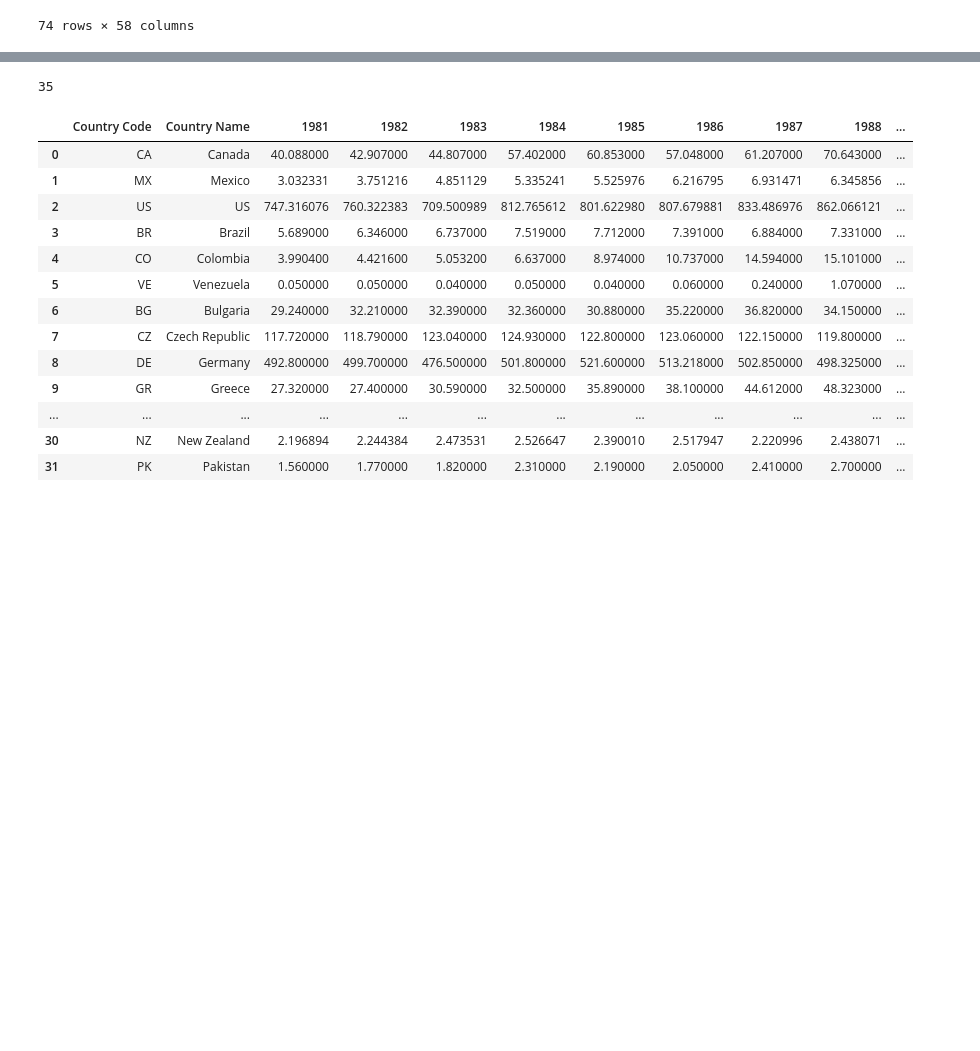
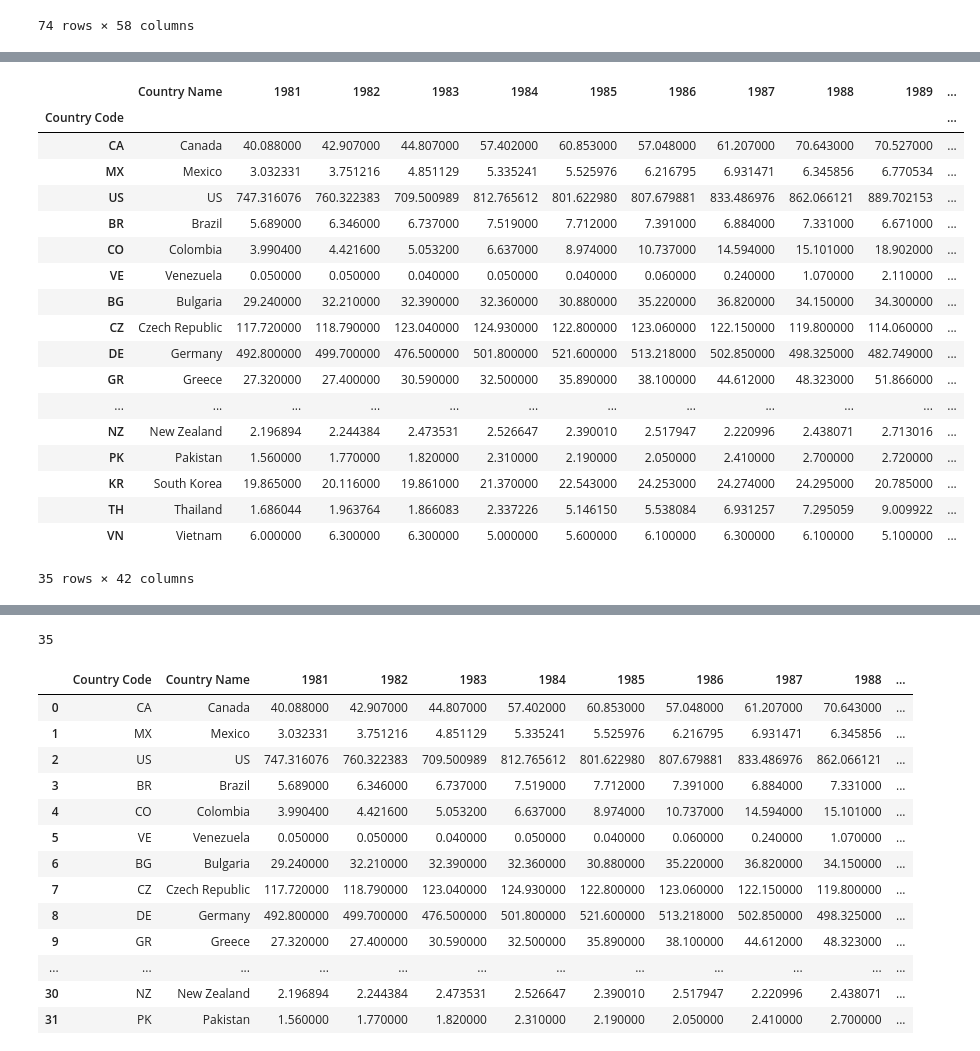
Before and after one commit to ariana848/historical_tech, a Jupyter notebook: read_bp.ipynb, the cells around one changed output, grey strips where cells are left out. Drawn from its saved outputs; the diff is of its cells as text; code cells hidden in the pictures; blank space fills up the shorter version.

```diff
--- a/read_bp.ipynb
+++ b/read_bp.ipynb
@@ -86,5 +106,25 @@ bp_gas = read_bp('Gas Production - Bcm')
 # %%
 bp_coal = read_bp('Coal Production - Tonnes')
-# bp_coal
+bp_coal
+# %% [output]
+|  | Country Name | 1981 | 1982 | 1983 | 1984 | 1985 | 1986 | 1987 | 1988 | 1989 | ... |
+| Country Code |  |  |  |  |  |  |  |  |  |  | ... |
+| CA | Canada | 40.088000 | 42.907000 | 44.807000 | 57.402000 | 60.853000 | 57.048000 | 61.207000 | 70.643000 | 70.527000 | ... |
+| MX | Mexico | 3.032331 | 3.751216 | 4.851129 | 5.335241 | 5.525976 | 6.216795 | 6.931471 | 6.345856 | 6.770534 | ... |
+| US | US | 747.316076 | 760.322383 | 709.500989 | 812.765612 | 801.622980 | 807.679881 | 833.486976 | 862.066121 | 889.702153 | ... |
+| BR | Brazil | 5.689000 | 6.346000 | 6.737000 | 7.519000 | 7.712000 | 7.391000 | 6.884000 | 7.331000 | 6.671000 | ... |
+| CO | Colombia | 3.990400 | 4.421600 | 5.053200 | 6.637000 | 8.974000 | 10.737000 | 14.594000 | 15.101000 | 18.902000 | ... |
+| VE | Venezuela | 0.050000 | 0.050000 | 0.040000 | 0.050000 | 0.040000 | 0.060000 | 0.240000 | 1.070000 | 2.110000 | ... |
+| BG | Bulgaria | 29.240000 | 32.210000 | 32.390000 | 32.360000 | 30.880000 | 35.220000 | 36.820000 | 34.150000 | 34.300000 | ... |
+| CZ | Czech Republic | 117.720000 | 118.790000 | 123.040000 | 124.930000 | 122.800000 | 123.060000 | 122.150000 | 119.800000 | 114.060000 | ... |
+| DE | Germany | 492.800000 | 499.700000 | 476.500000 | 501.800000 | 521.600000 | 513.218000 | 502.850000 | 498.325000 | 482.749000 | ... |
+| GR | Greece | 27.320000 | 27.400000 | 30.590000 | 32.500000 | 35.890000 | 38.100000 | 44.612000 | 48.323000 | 51.866000 | ... |
+| ... | ... | ... | ... | ... | ... | ... | ... | ... | ... | ... | ... |
+| NZ | New Zealand | 2.196894 | 2.244384 | 2.473531 | 2.526647 | 2.390010 | 2.517947 | 2.220996 | 2.438071 | 2.713016 | ... |
+| PK | Pakistan | 1.560000 | 1.770000 | 1.820000 | 2.310000 | 2.190000 | 2.050000 | 2.410000 | 2.700000 | 2.720000 | ... |
+| KR | South Korea | 19.865000 | 20.116000 | 19.861000 | 21.370000 | 22.543000 | 24.253000 | 24.274000 | 24.295000 | 20.785000 | ... |
+| TH | Thailand | 1.686044 | 1.963764 | 1.866083 | 2.337226 | 5.146150 | 5.538084 | 6.931257 | 7.295059 | 9.009922 | ... |
+| VN | Vietnam | 6.000000 | 6.300000 | 6.300000 | 5.000000 | 5.600000 | 6.100000 | 6.300000 | 6.100000 | 5.100000 | ... |
+35 rows × 42 columns
 # %%
 bp_nuclear = read_bp('Nuclear Generation - TWh')
```
Also changed, not shown: parts of 15 cells of this notebook, 1 other file.
